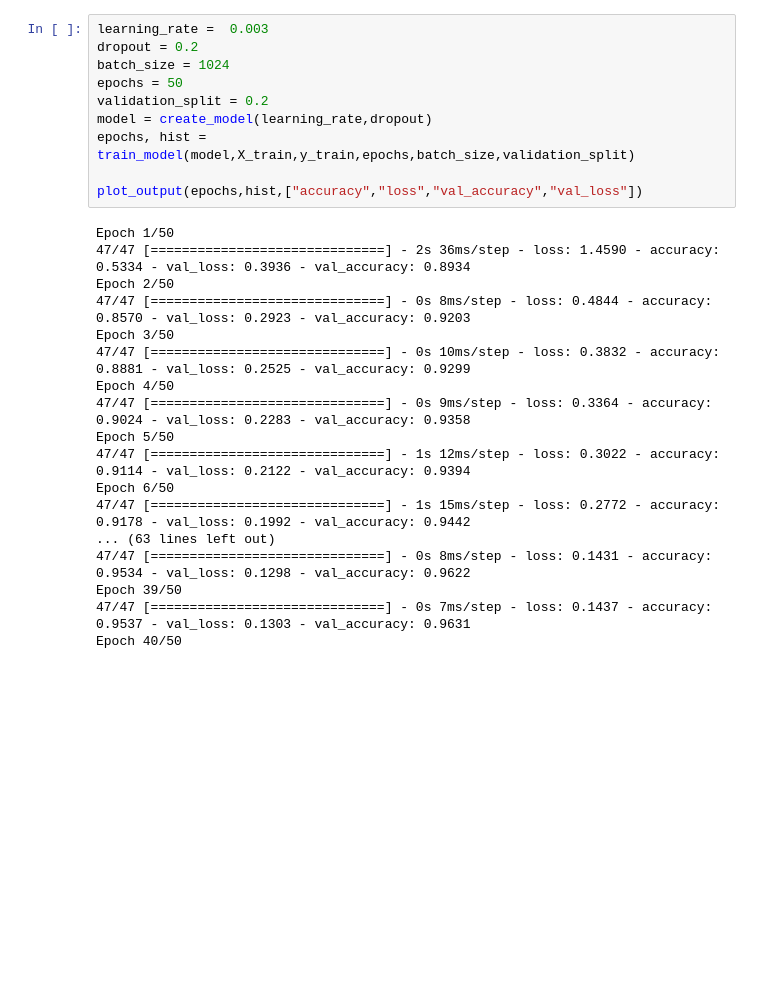
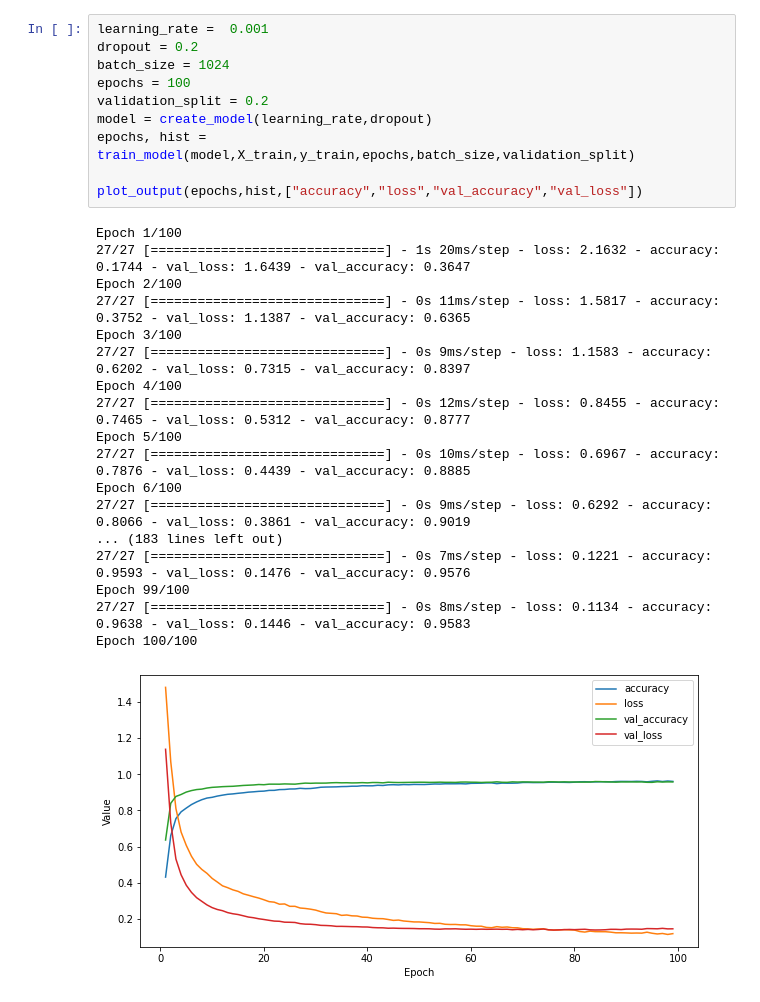
Before and after one commit to AdamKaniasty/KaggleCompetitions, a Jupyter notebook: Digit_Recognizer/digit_detector.ipynb, the cells around one changed output. Drawn from its saved outputs; the diff is of its cells as text; blank space fills up the shorter version.

```diff
--- a/Digit_Recognizer/digit_detector.ipynb
+++ b/Digit_Recognizer/digit_detector.ipynb
@@ -77,33 +88,34 @@ def plot_output(epochs,hist,list_of_metrics):
 
     plt.legend()
 # %%
-learning_rate =  0.003
+learning_rate =  0.001
 dropout = 0.2
 batch_size = 1024
-epochs = 50
+epochs = 100
 validation_split = 0.2
 model = create_model(learning_rate,dropout)
 epochs, hist = train_model(model,X_train,y_train,epochs,batch_size,validation_split)
 
 plot_output(epochs,hist,["accuracy","loss","val_accuracy","val_loss"])
 # %% [output]
-Epoch 1/50
-47/47 [==============================] - 2s 36ms/step - loss: 1.4590 - accuracy: 0.5334 - val_loss: 0.3936 - val_accuracy: 0.8934
-Epoch 2/50
-47/47 [==============================] - 0s 8ms/step - loss: 0.4844 - accuracy: 0.8570 - val_loss: 0.2923 - val_accuracy: 0.9203
-Epoch 3/50
-47/47 [==============================] - 0s 10ms/step - loss: 0.3832 - accuracy: 0.8881 - val_loss: 0.2525 - val_accuracy: 0.9299
-Epoch 4/50
-47/47 [==============================] - 0s 9ms/step - loss: 0.3364 - accuracy: 0.9024 - val_loss: 0.2283 - val_accuracy: 0.9358
-Epoch 5/50
-47/47 [==============================] - 1s 12ms/step - loss: 0.3022 - accuracy: 0.9114 - val_loss: 0.2122 - val_accuracy: 0.9394
-Epoch 6/50
-47/47 [==============================] - 1s 15ms/step - loss: 0.2772 - accuracy: 0.9178 - val_loss: 0.1992 - val_accuracy: 0.9442
-... (63 lines left out)
-47/47 [==============================] - 0s 8ms/step - loss: 0.1431 - accuracy: 0.9534 - val_loss: 0.1298 - val_accuracy: 0.9622
-Epoch 39/50
-47/47 [==============================] - 0s 7ms/step - loss: 0.1437 - accuracy: 0.9537 - val_loss: 0.1303 - val_accuracy: 0.9631
-Epoch 40/50
+Epoch 1/100
+27/27 [==============================] - 1s 20ms/step - loss: 2.1632 - accuracy: 0.1744 - val_loss: 1.6439 - val_accuracy: 0.3647
+Epoch 2/100
+27/27 [==============================] - 0s 11ms/step - loss: 1.5817 - accuracy: 0.3752 - val_loss: 1.1387 - val_accuracy: 0.6365
+Epoch 3/100
+27/27 [==============================] - 0s 9ms/step - loss: 1.1583 - accuracy: 0.6202 - val_loss: 0.7315 - val_accuracy: 0.8397
+Epoch 4/100
+27/27 [==============================] - 0s 12ms/step - loss: 0.8455 - accuracy: 0.7465 - val_loss: 0.5312 - val_accuracy: 0.8777
+Epoch 5/100
+27/27 [==============================] - 0s 10ms/step - loss: 0.6967 - accuracy: 0.7876 - val_loss: 0.4439 - val_accuracy: 0.8885
+Epoch 6/100
+27/27 [==============================] - 0s 9ms/step - loss: 0.6292 - accuracy: 0.8066 - val_loss: 0.3861 - val_accuracy: 0.9019
+... (183 lines left out)
+27/27 [==============================] - 0s 7ms/step - loss: 0.1221 - accuracy: 0.9593 - val_loss: 0.1476 - val_accuracy: 0.9576
+Epoch 99/100
+27/27 [==============================] - 0s 8ms/step - loss: 0.1134 - accuracy: 0.9638 - val_loss: 0.1446 - val_accuracy: 0.9583
+Epoch 100/100
+[figure, added]
 # %%
 from sklearn.metrics import confusion_matrix
 import seaborn as sns
```
Also changed, not shown: parts of 8 cells of this notebook, 9 other files.
